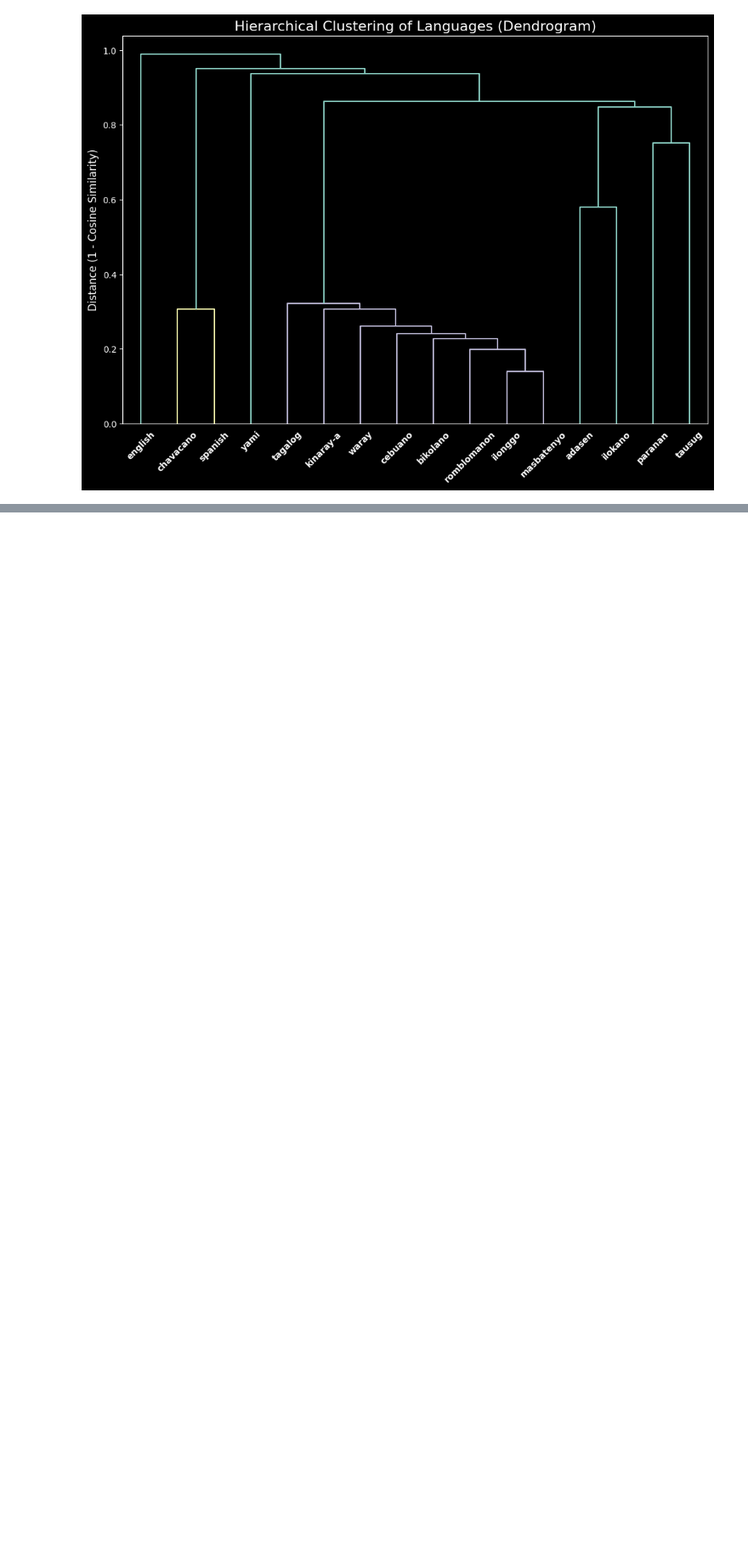
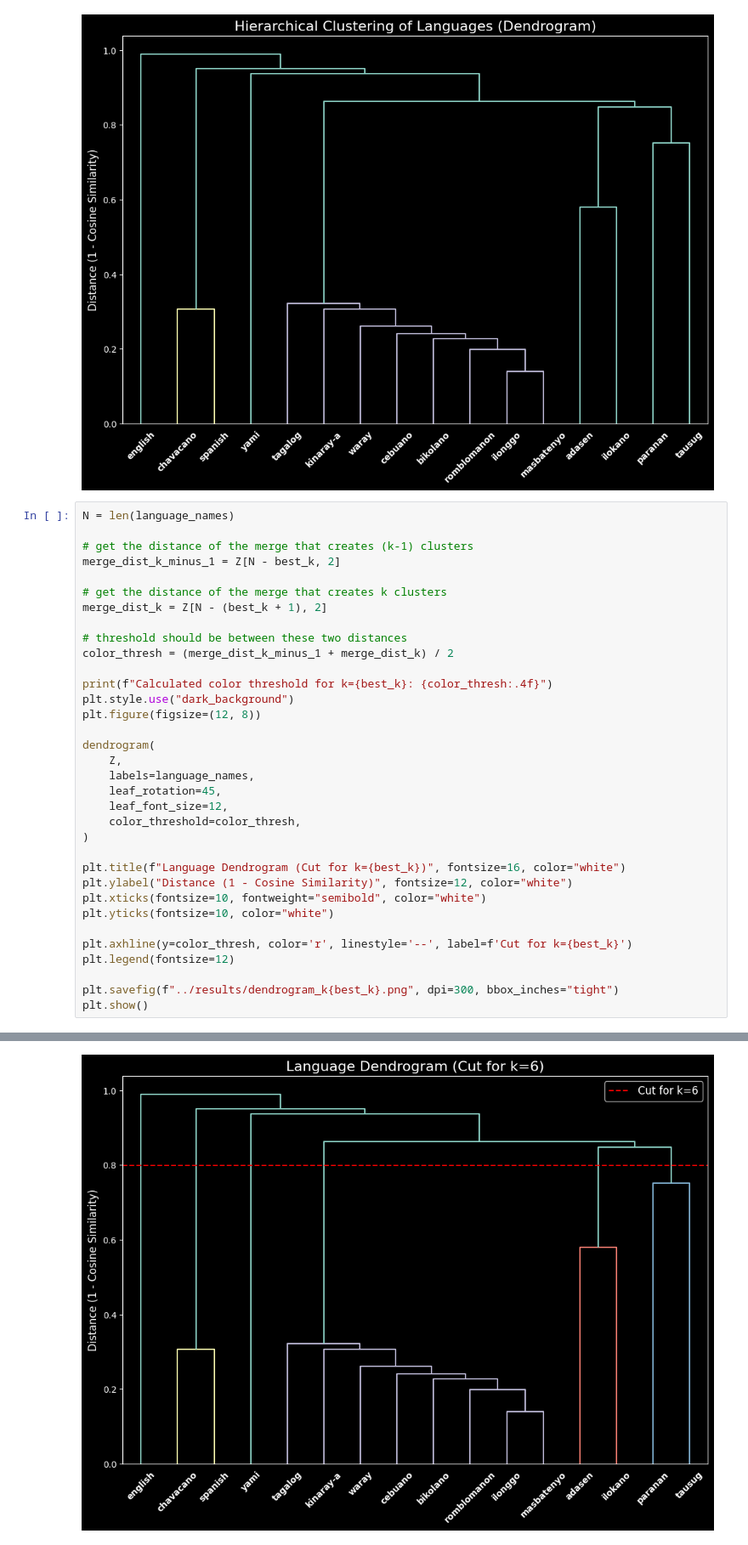
Before and after one commit to Dawsxn/PH-Language-Similarity-Analysis, a Jupyter notebook: notebooks/dendrogram.ipynb, the cells around one changed output, grey strips where cells are left out. Shown: that part at 85% size. Drawn from its saved outputs; the diff is of its cells as text; blank space fills up the shorter version.

```diff
--- a/notebooks/dendrogram.ipynb
+++ b/notebooks/dendrogram.ipynb
@@ -111,3 +208,38 @@ plt.savefig("../results/dendrogram.png", dpi=300, bbox_inches="tight")
 plt.show()
 # %% [output]
 [figure]
+# %%
+N = len(language_names)
+
+# get the distance of the merge that creates (k-1) clusters
+merge_dist_k_minus_1 = Z[N - best_k, 2]
+
+# get the distance of the merge that creates k clusters
+merge_dist_k = Z[N - (best_k + 1), 2]
+
+# threshold should be between these two distances
+color_thresh = (merge_dist_k_minus_1 + merge_dist_k) / 2
+
+print(f"Calculated color threshold for k={best_k}: {color_thresh:.4f}")
+plt.style.use("dark_background")
+plt.figure(figsize=(12, 8))
+
+dendrogram(
+    Z,
+    labels=language_names,
+    leaf_rotation=45,
+    leaf_font_size=12,
+    color_threshold=color_thresh,
+)
+
+plt.title(f"Language Dendrogram (Cut for k={best_k})", fontsize=16, color="white")
+plt.ylabel("Distance (1 - Cosine Similarity)", fontsize=12, color="white")
+plt.xticks(fontsize=10, fontweight="semibold", color="white")
+plt.yticks(fontsize=10, color="white")
+
+plt.axhline(y=color_thresh, color='r', linestyle='--', label=f'Cut for k={best_k}')
+plt.legend(fontsize=12)
+
+plt.savefig(f"../results/dendrogram_k{best_k}.png", dpi=300, bbox_inches="tight")
+plt.show()
+# %% [output]
@@ -113,0 +247 @@ plt.show()
+[figure, added]
```
Also changed, not shown: parts of 11 cells of this notebook, 2 other files.
